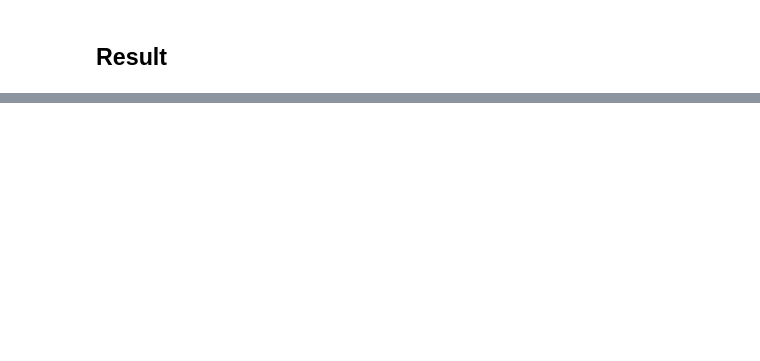
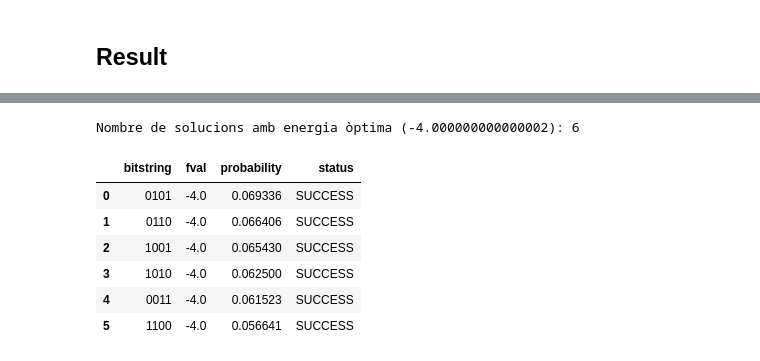
Before and after one commit to mlopezig59/QIF_OptimizationProblem, a Jupyter notebook: mar.ipynb, the cells around one changed output, grey strips where cells are left out. Cells and saved outputs as stored; diff of their text form; code cells hidden in the pictures; blank space fills up the shorter version.

```diff
--- a/mar.ipynb
+++ b/mar.ipynb
@@ -259,0 +281,17 @@ plt.show()
+# %%
+best_fval = probs_df["fval"].min()
+degenerate_best = probs_df[probs_df["fval"] == best_fval].sort_values(
+    "probability", ascending=False
+).reset_index(drop=True)
+
+print(f"Nombre de solucions amb energia òptima ({best_fval}): {len(degenerate_best)}")
+degenerate_best
+# %% [output]
+Nombre de solucions amb energia òptima (-4.000000000000002): 6
+|  | bitstring | fval | probability | status |
+| 0 | 0101 | -4.0 | 0.069336 | SUCCESS |
+| 1 | 0110 | -4.0 | 0.066406 | SUCCESS |
+| 2 | 1001 | -4.0 | 0.065430 | SUCCESS |
+| 3 | 1010 | -4.0 | 0.062500 | SUCCESS |
+| 4 | 0011 | -4.0 | 0.061523 | SUCCESS |
+| 5 | 1100 | -4.0 | 0.056641 | SUCCESS |
```
Also changed, not shown: parts of 8 cells of this notebook.
